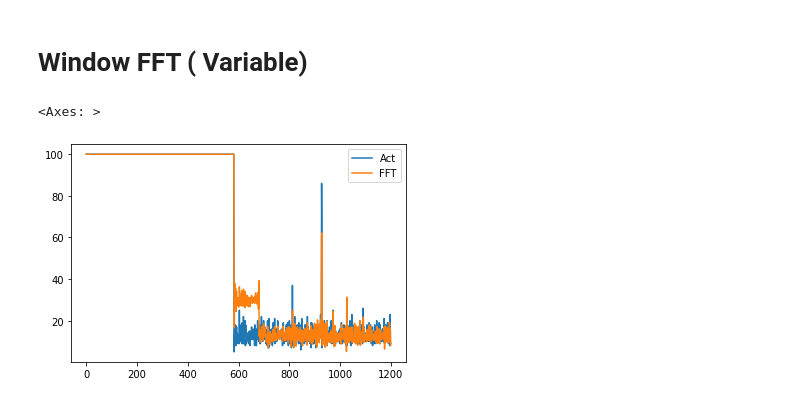
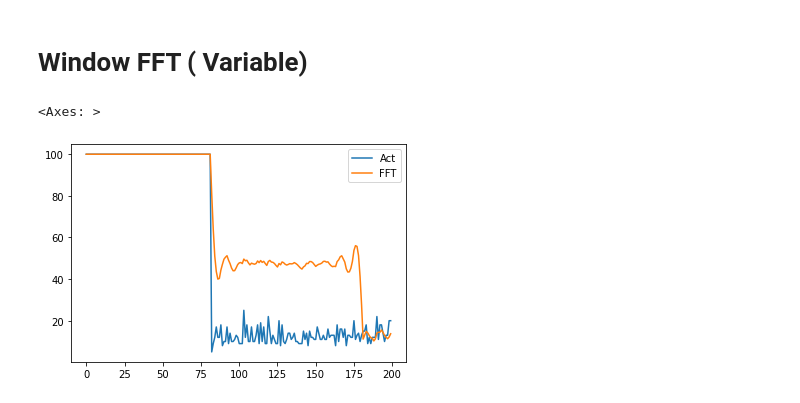
Before and after one commit to dipayan2/ARMAModel, a Jupyter notebook: Train_TestModel.ipynb, the cells around one changed output. Drawn from its saved outputs; the diff is of its cells as text; code cells hidden in the pictures.

Commit message:
FFT Added with low and high pass filter

```diff
--- a/Train_TestModel.ipynb
+++ b/Train_TestModel.ipynb
@@ -1649,29 +1649,33 @@ array([1, 2, 3, 4, 5, 6, 7, 8, 9, 0, 7])
 from scipy.fft import fft,ifft,fftfreq
 utilData = getNewDataFrame('./UtilTestFinal')
 
-def FFTPass(signal,passX=45):
+def FFTPass(signal,passX=45,pType='L'):
     yfft = fft(signal)
-    yfft[passX:-passX] = 0
+    if pType=='L':
+        yfft[passX:-passX] = 0
+    elif pType=='H':
+        yfft[:passX]=0
+        yfft[-passX:]=0
     fSig = ifft(yfft)
     return fSig
 # %%
-def windowFFT(signal,W=100,passX=45):
+def windowFFT(signal,W=100,passX=45,pType='L'):
     if passX > W//2:
         passX = W//2
     lSig = len(signal)
-    filtSig = FFTPass(signal[0:W],passX)
+    filtSig = FFTPass(signal[0:W],passX,pType)
     for i in range(1,lSig-W+1):
-        newSig = FFTPass(signal[i:i+W],passX)[-1]
+        newSig = FFTPass(signal[i:i+W],passX,pType)[-1]
         filtSig = np.append(filtSig,newSig)
     return filtSig
 # %%
 signal = utilData.bUtil.to_numpy()
-filterSig = windowFFT(signal,W=100,passX=30)
+filterSig = windowFFT(signal,W=100,passX=10,pType='H')
 # %%
 df_fftpl = pd.DataFrame()
-df_fftpl['Act'] = signal[7000:8200]
-df_fftpl['FFT'] = filterSig[7000:8200]
+df_fftpl['Act'] = signal[7500:7700]
+df_fftpl['FFT'] = filterSig[7500:7700]
 df_fftpl[['Act','FFT']].plot()
 # %% [output]
 <Axes: >
-[figure, old version]
+[figure, new version]
```
